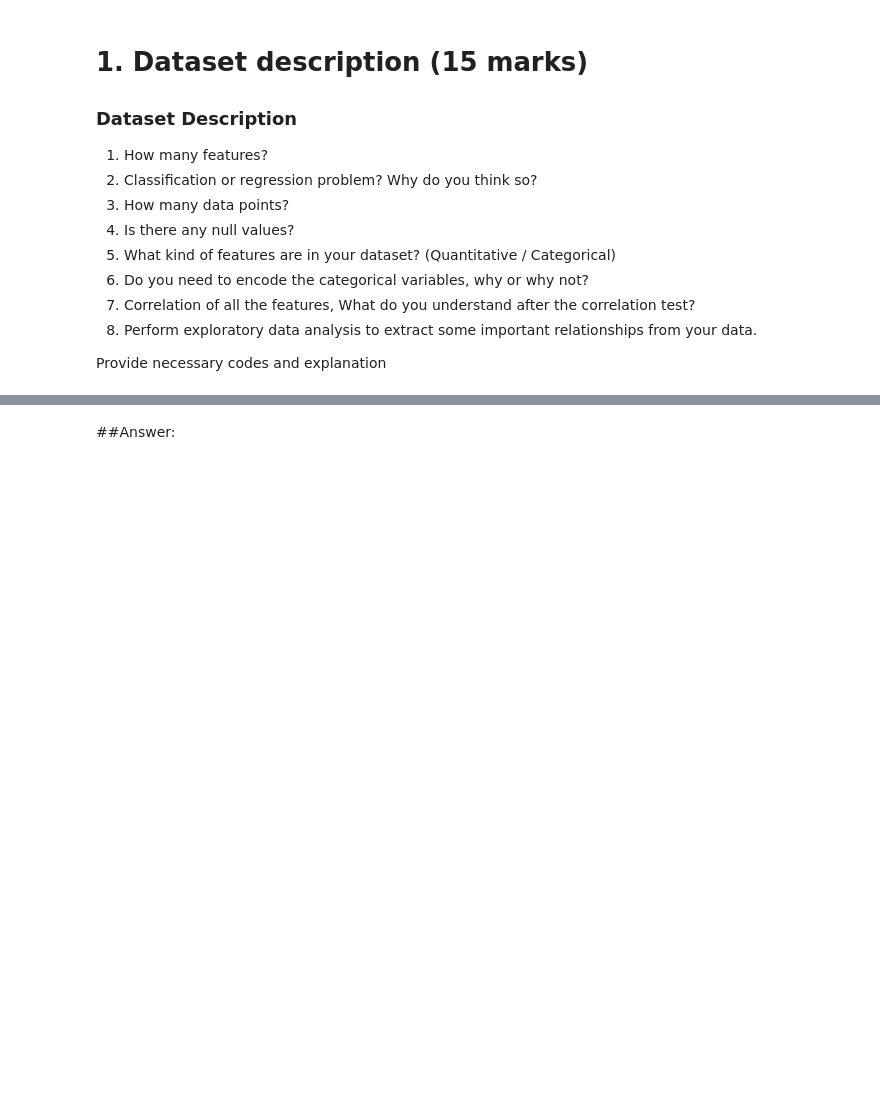
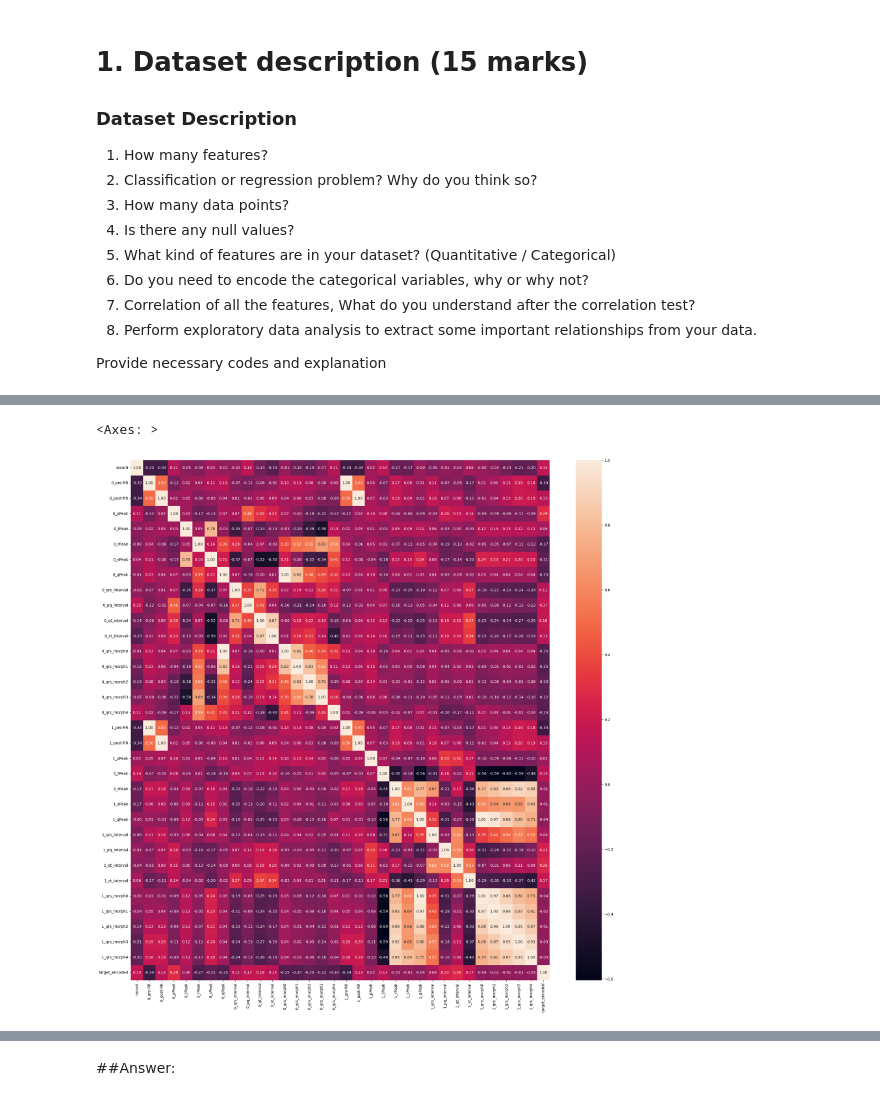
Before and after one commit to mdreduanulhoque/AI_ML_Expert_with_Phitron, a Jupyter notebook: Machine_Learning/ML_FINAL.ipynb, the cells around one changed output, grey strips where cells are left out. Cells and saved outputs as stored; diff of their text form; code cells hidden in the pictures; blank space fills up the shorter version.

```diff
--- a/Machine_Learning/ML_FINAL.ipynb
+++ b/Machine_Learning/ML_FINAL.ipynb
@@ -47,3 +48,5 @@ The dataset describes the ECG machine's electrical signals of LEAD II and LEAD V
 
 
 Provide necessary codes and explanation
+# %%
+df = pd.read_csv("/content/MIT-BIH Arrhythmia Database.csv")
@@ -49,0 +93,12 @@ Provide necessary codes and explanation
+# %%
+le = LabelEncoder()
+df['target_encoded'] = le.fit_transform(df['type'])
+
+features = df.drop('type', axis=1)
+matrix = features.corr()
+
+plt.figure(figsize=(25, 25))
+sns.heatmap(matrix, annot=True, fmt=".2f")
+# %% [output]
+<Axes: >
+[figure, added]
```
Also changed, not shown: parts of 9 cells of this notebook.
